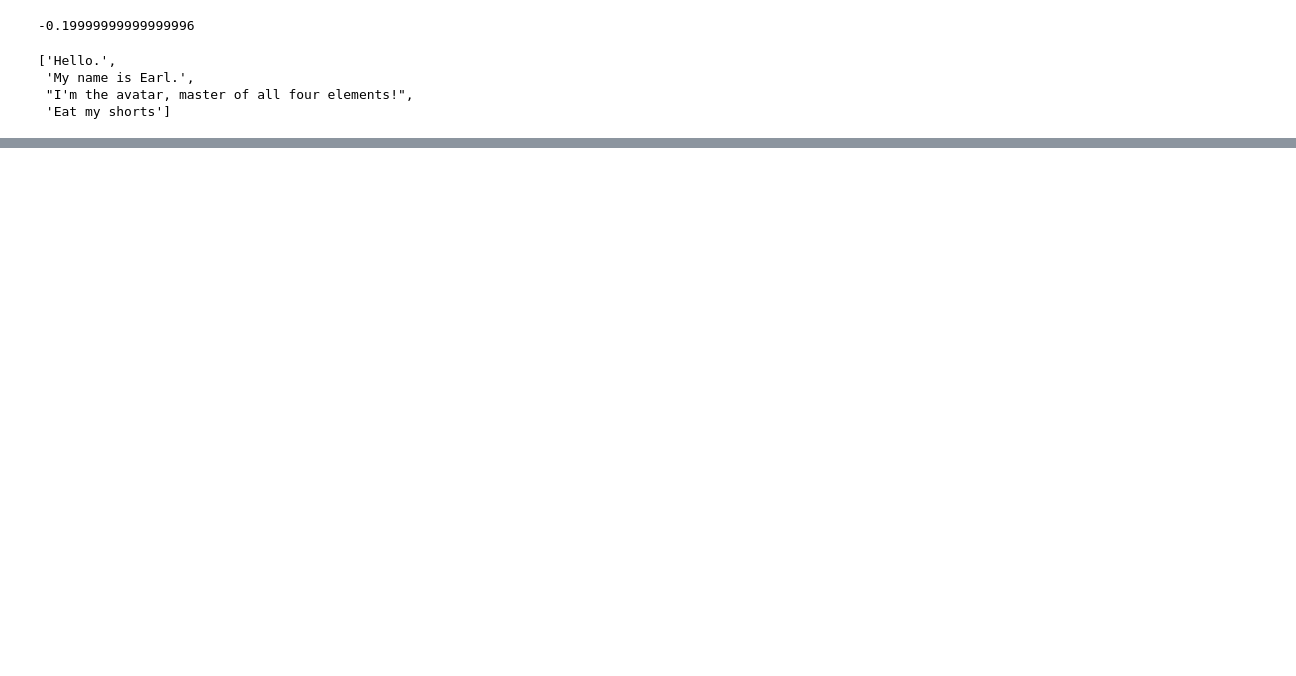
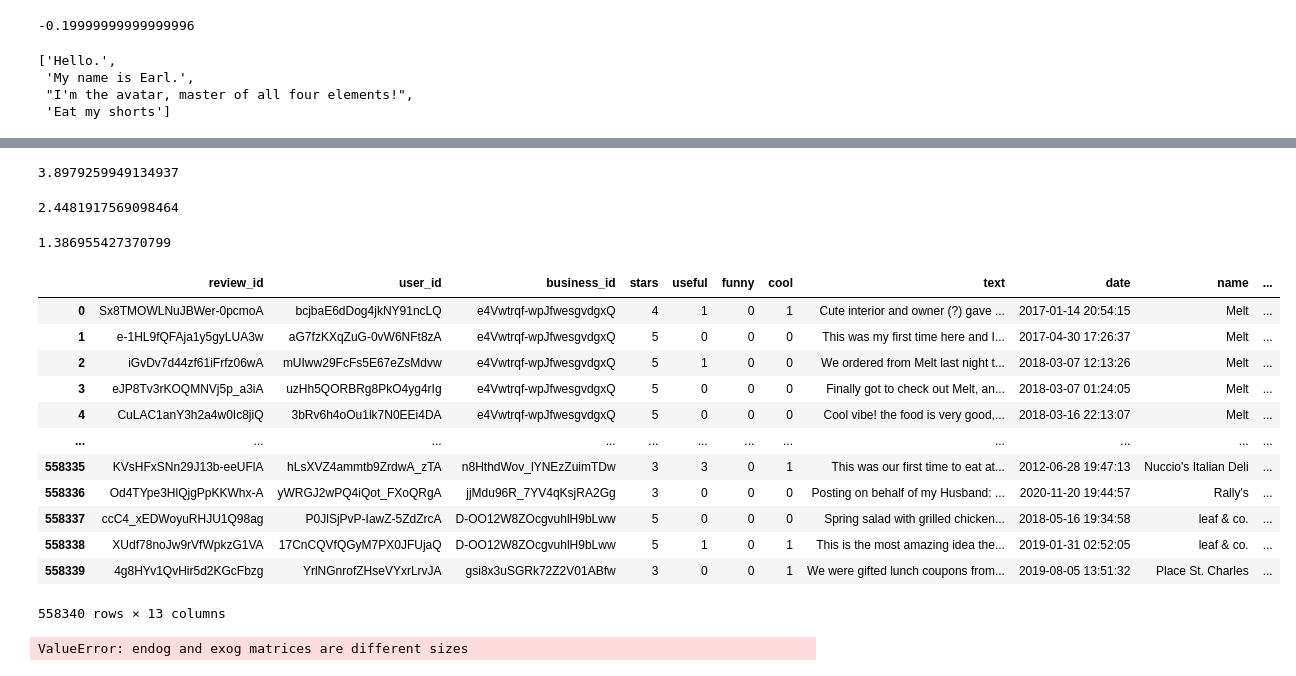
Before and after one commit to NoahCSCS/Marketing-Project, a Jupyter notebook: Marketing Project.ipynb, the cells around one changed output, grey strips where cells are left out. Drawn from its saved outputs; the diff is of its cells as text; code cells hidden in the pictures; blank space fills up the shorter version.

```diff
--- a/Marketing Project.ipynb
+++ b/Marketing Project.ipynb
@@ -200,0 +311,43 @@ res.summary()
+# %%
+df_reviews["stars"].mean()
+# %% [output]
+3.8979259949134937
+# %%
+df_reviews = df_reviews.join(user_counts, on = "user_id", rsuffix='_counts')
+# %%
+df_reviews[df_reviews["user_id_counts"] == 1]["stars"].var()
+# %% [output]
+2.4481917569098464
+# %%
+df_reviews[df_reviews["user_id_counts"] > 10]["stars"].var()
+# %% [output]
+1.386955427370799
+# %%
+df_reviews_fill_na = df_reviews.fillna({"food": df_reviews["food"].mean(),
+                                       "service": df_reviews["service"].mean()})
+# %%
+df_reviews_fill_na
+# %% [output]
+|  | review_id | user_id | business_id | stars | useful | funny | cool | text | date | name | ... |
+| 0 | Sx8TMOWLNuJBWer-0pcmoA | bcjbaE6dDog4jkNY91ncLQ | e4Vwtrqf-wpJfwesgvdgxQ | 4 | 1 | 0 | 1 | Cute interior and owner (?) gave ... | 2017-01-14 20:54:15 | Melt | ... |
+| 1 | e-1HL9fQFAja1y5gyLUA3w | aG7fzKXqZuG-0vW6NFt8zA | e4Vwtrqf-wpJfwesgvdgxQ | 5 | 0 | 0 | 0 | This was my first time here and I... | 2017-04-30 17:26:37 | Melt | ... |
+| 2 | iGvDv7d44zf61iFrfz06wA | mUIww29FcFs5E67eZsMdvw | e4Vwtrqf-wpJfwesgvdgxQ | 5 | 1 | 0 | 0 | We ordered from Melt last night t... | 2018-03-07 12:13:26 | Melt | ... |
+| 3 | eJP8Tv3rKOQMNVj5p_a3iA | uzHh5QORBRg8PkO4yg4rIg | e4Vwtrqf-wpJfwesgvdgxQ | 5 | 0 | 0 | 0 | Finally got to check out Melt, an... | 2018-03-07 01:24:05 | Melt | ... |
+| 4 | CuLAC1anY3h2a4w0Ic8jiQ | 3bRv6h4oOu1lk7N0EEi4DA | e4Vwtrqf-wpJfwesgvdgxQ | 5 | 0 | 0 | 0 | Cool vibe! the food is very good,... | 2018-03-16 22:13:07 | Melt | ... |
+| ... | ... | ... | ... | ... | ... | ... | ... | ... | ... | ... | ... |
+| 558335 | KVsHFxSNn29J13b-eeUFlA | hLsXVZ4ammtb9ZrdwA_zTA | n8HthdWov_lYNEzZuimTDw | 3 | 3 | 0 | 1 | This was our first time to eat at... | 2012-06-28 19:47:13 | Nuccio's Italian Deli | ... |
+| 558336 | Od4TYpe3HlQjgPpKKWhx-A | yWRGJ2wPQ4iQot_FXoQRgA | jjMdu96R_7YV4qKsjRA2Gg | 3 | 0 | 0 | 0 | Posting on behalf of my Husband: ... | 2020-11-20 19:44:57 | Rally's | ... |
+| 558337 | ccC4_xEDWoyuRHJU1Q98ag | P0JlSjPvP-IawZ-5ZdZrcA | D-OO12W8ZOcgvuhlH9bLww | 5 | 0 | 0 | 0 | Spring salad with grilled chicken... | 2018-05-16 19:34:58 | leaf & co. | ... |
+| 558338 | XUdf78noJw9rVfWpkzG1VA | 17CnCQVfQGyM7PX0JFUjaQ | D-OO12W8ZOcgvuhlH9bLww | 5 | 1 | 0 | 1 | This is the most amazing idea the... | 2019-01-31 02:52:05 | leaf & co. | ... |
+| 558339 | 4g8HYv1QvHir5d2KGcFbzg | YrlNGnrofZHseVYxrLrvJA | gsi8x3uSGRk72Z2V01ABfw | 3 | 0 | 0 | 1 | We were gifted lunch coupons from... | 2019-08-05 13:51:32 | Place St. Charles | ... |
+558340 rows × 13 columns
+# %%
+
+scaler_fill_na = preprocessing.StandardScaler().fit_transform(df_reviews_fill_na[ target_words])
+
+Xb = sm.add_constant(scaler_fill_na)
+mod = sm.OLS(df_reviews["stars"], Xb )
+res = mod.fit()
+res.summary()
+# %% [output]
+ValueError: endog and exog matrices are different sizes
```
Also changed, not shown: parts of 45 cells of this notebook, 3 other files.
